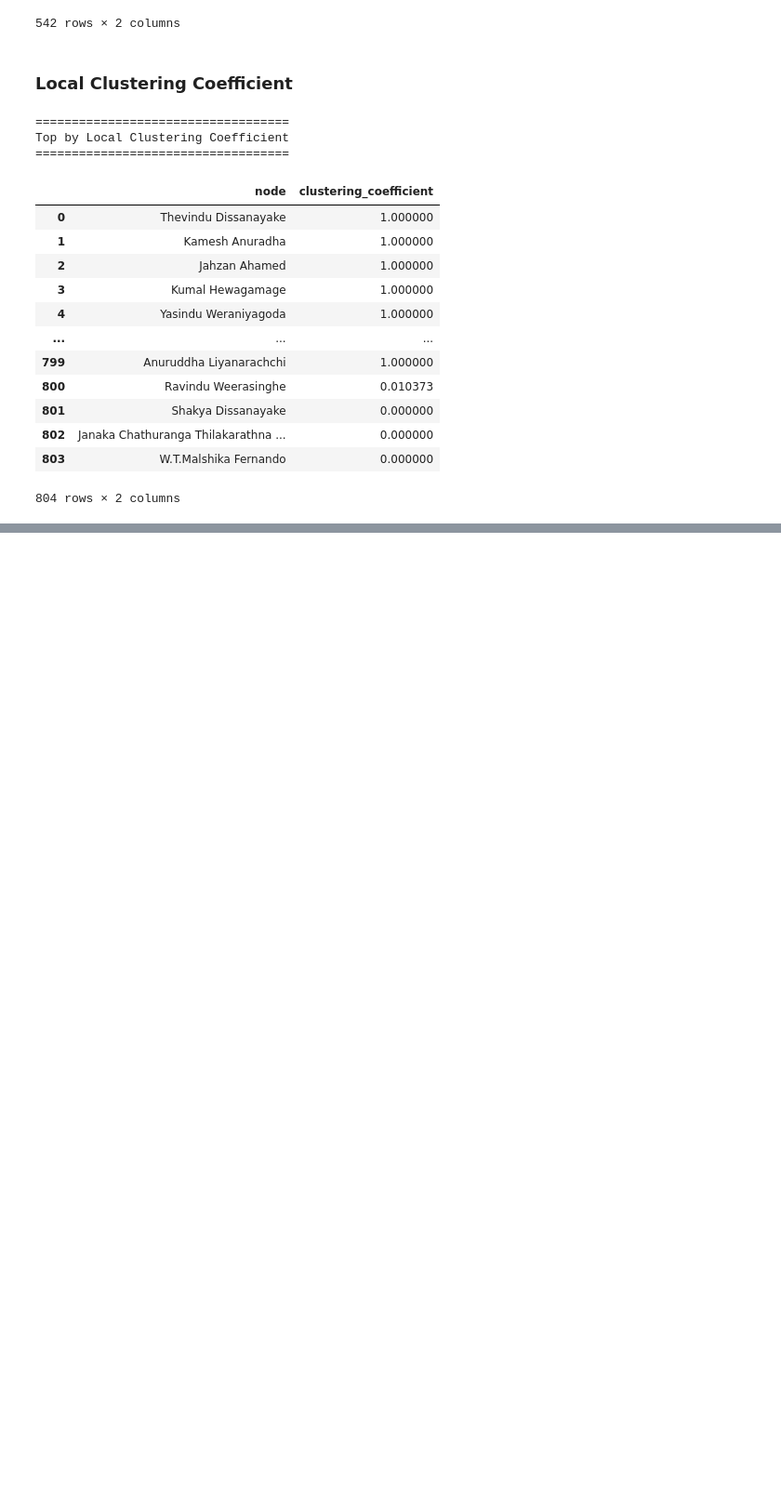
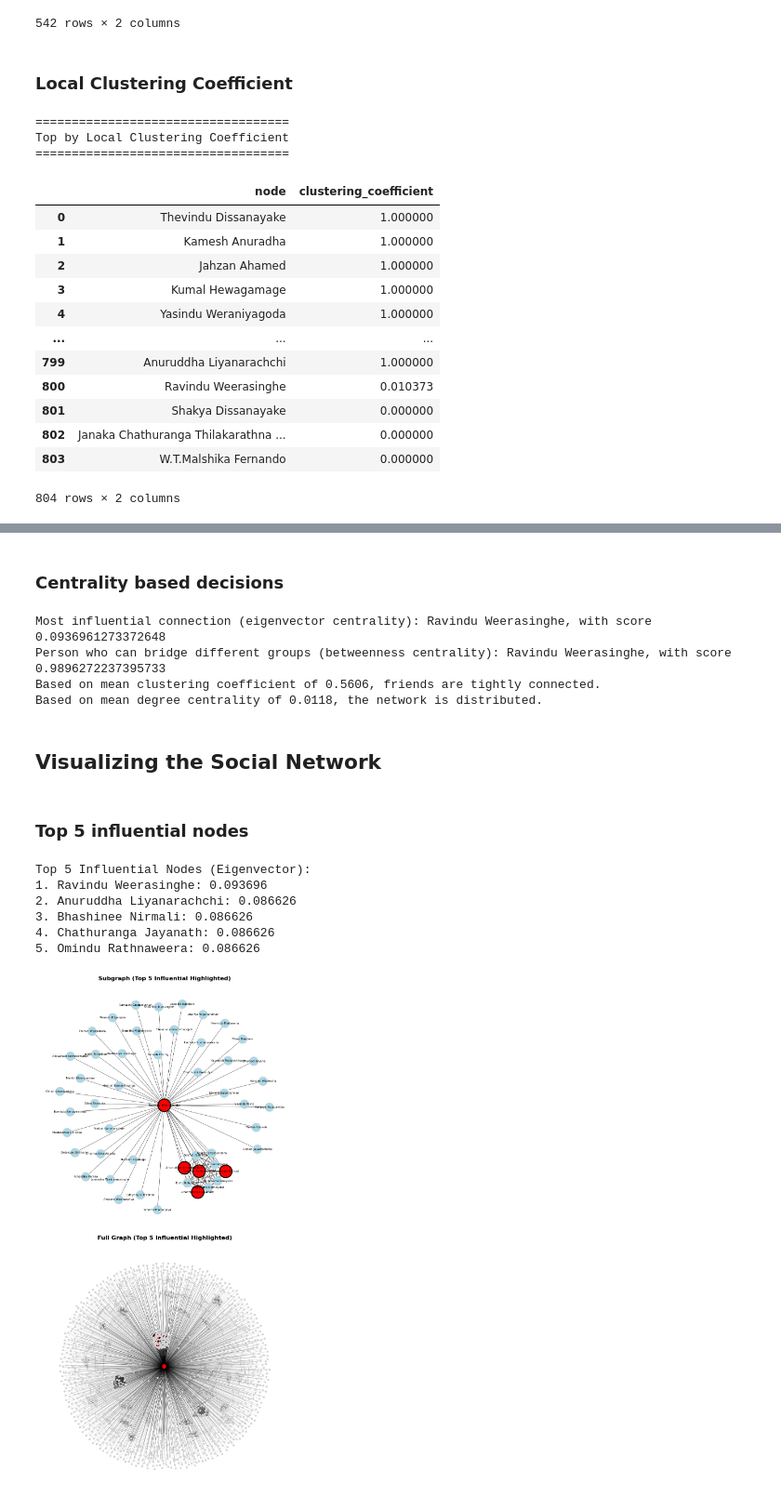
Before and after one commit to rtweera/recommender-systems-social-network-analysis, a Jupyter notebook: notebooks/social-network-analysis.ipynb, the cells around one changed output, grey strips where cells are left out. Shown at 93% size. Saved outputs shown, nothing was run; the diff lists cells and outputs as text; code cells hidden in the pictures; blank space fills up the shorter version.

```diff
--- a/notebooks/social-network-analysis.ipynb
+++ b/notebooks/social-network-analysis.ipynb
@@ -356,0 +342,80 @@ Top by Local Clustering Coefficient
+# %% [markdown]
+### Centrality based decisions
+# %%
+print(f"Most influential connection (eigenvector centrality): {centrality_df['eigenvector_centrality'].idxmax()}, with score {centrality_df['eigenvector_centrality'].max()}")
+print(f"Person who can bridge different groups (betweenness centrality): {centrality_df['betweenness_centrality'].idxmax()}, with score {centrality_df['betweenness_centrality'].max()}")
+print(f"Based on mean clustering coefficient of {centrality_df['clustering_coefficient'].mean():.4f}, friends are {'tightly connected' if centrality_df['clustering_coefficient'].mean() > 0.5 else 'loosely connected'}.")
+print(f"Based on mean degree centrality of {centrality_df['degree_centrality'].mean():.4f}, the network is {'dense' if centrality_df['degree_centrality'].mean() > 0.5 else 'distributed'}.")
+# %% [output]
+Most influential connection (eigenvector centrality): Ravindu Weerasinghe, with score 0.0936961273372648
+Person who can bridge different groups (betweenness centrality): Ravindu Weerasinghe, with score 0.9896272237395733
+Based on mean clustering coefficient of 0.5606, friends are tightly connected.
+Based on mean degree centrality of 0.0118, the network is distributed.
+# %% [markdown]
+## Visualizing the Social Network
+# %% [markdown]
+### Top 5 influential nodes
+# %%
+TOP_K = 5
+top_k = sorted(eigenvector.items(), key=lambda x: x[1], reverse=True)[:TOP_K]
+
+top_k_nodes = [n for n, _ in top_k]
+
+print(f"Top {TOP_K} Influential Nodes (Eigenvector):")
+for i, (n, v) in enumerate(top_k, 1):
+    print(f"{i}. {n}: {v:.6f}")
+
+fig, (ax1, ax2) = plt.subplots(2, 1, figsize=(10, 20))
+
+# Subgraph
+# =========
+sample_size = 50
+np.random.seed(45)
+sampled_nodes = np.random.choice(list(G.nodes()), size=min(sample_size, G.number_of_nodes()), replace=False)
+sampled_nodes = list(sampled_nodes)
+
+# Add MY_NODE and top k nodes
+if MY_NODE not in sampled_nodes:
+    sampled_nodes[0] = MY_NODE
+for node in top_k_nodes:
+    if node not in sampled_nodes:
+        sampled_nodes[np.random.randint(len(sampled_nodes))] = node
+
+G_sample = G.subgraph(sampled_nodes)
+pos_sample = nx.spring_layout(G_sample, seed=42)
+node_colors = ['red' if node in top_k_nodes else 'lightblue' for node in G_sample.nodes()]
+node_sizes = [1200 if node in top_k_nodes else 600 for node in G_sample.nodes()]
+edge_colors = ['black' if node in top_k_nodes else 'lightgray' for node in G_sample.nodes()]
+line_widths = [2.5 if node in top_k_nodes else 1 for node in G_sample.nodes()]
+
+ax1.set_title(f"Subgraph (Top {TOP_K} Influential Highlighted)", fontsize=16, fontweight='bold')
+nx.draw_networkx_nodes(G_sample, pos_sample, node_color=node_colors, node_size=node_sizes,
+                       edgecolors=edge_colors, linewidths=line_widths, ax=ax1)
+nx.draw_networkx_labels(G_sample, pos_sample, font_size=8, ax=ax1)
+nx.draw_networkx_edges(G_sample, pos_sample, arrows=False, width=1, alpha=0.6, ax=ax1)
+ax1.axis('off')
+
+# Full graph
+# ==========
+pos_full = nx.spring_layout(G, seed=42)
+node_colors_full = ['red' if node in top_k_nodes else 'lightgray' for node in G.nodes()]
+node_sizes_full = [200 if node in top_k_nodes else 20 for node in G.nodes()]
+edge_colors_full = ['black' if node in top_k_nodes else 'lightgray' for node in G.nodes()]
+line_widths_full = [2.5 if node in top_k_nodes else 1 for node in G.nodes()]
+
+ax2.set_title(f"Full Graph (Top {TOP_K} Influential Highlighted)", fontsize=16, fontweight='bold')
+nx.draw_networkx_nodes(G, pos_full, node_color=node_colors_full, node_size=node_sizes_full,
+                       edgecolors=edge_colors_full, linewidths=line_widths_full, ax=ax2)
+nx.draw_networkx_edges(G, pos_full, arrows=False, width=0.5, alpha=0.3, ax=ax2)
+ax2.axis('off')
+
+plt.tight_layout()
+plt.show()
+# %% [output]
+Top 5 Influential Nodes (Eigenvector):
+1. Ravindu Weerasinghe: 0.093696
+2. Anuruddha Liyanarachchi: 0.086626
+3. Bhashinee Nirmali: 0.086626
+4. Chathuranga Jayanath: 0.086626
+5. Omindu Rathnaweera: 0.086626
+[figure, added]
```
Also changed, not shown: parts of 12 cells of this notebook.
